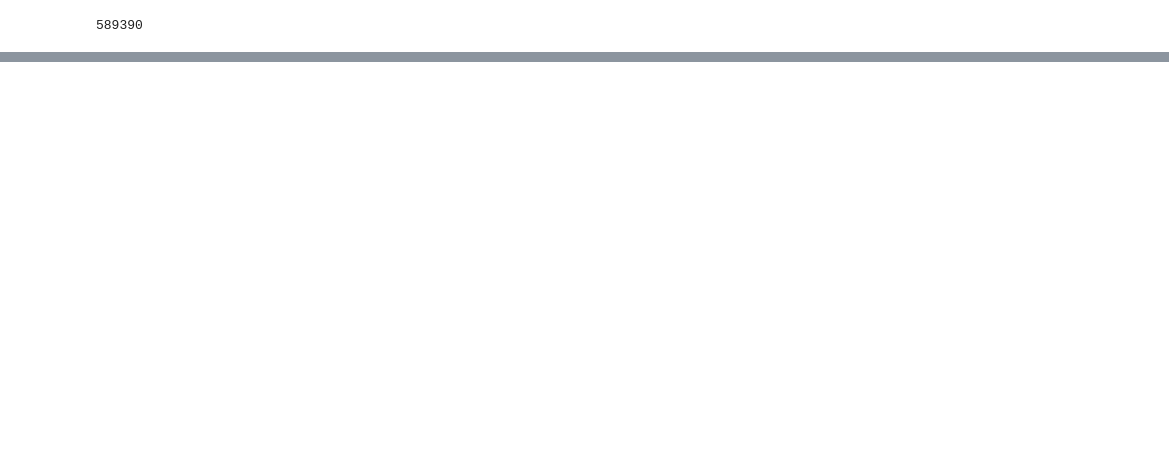
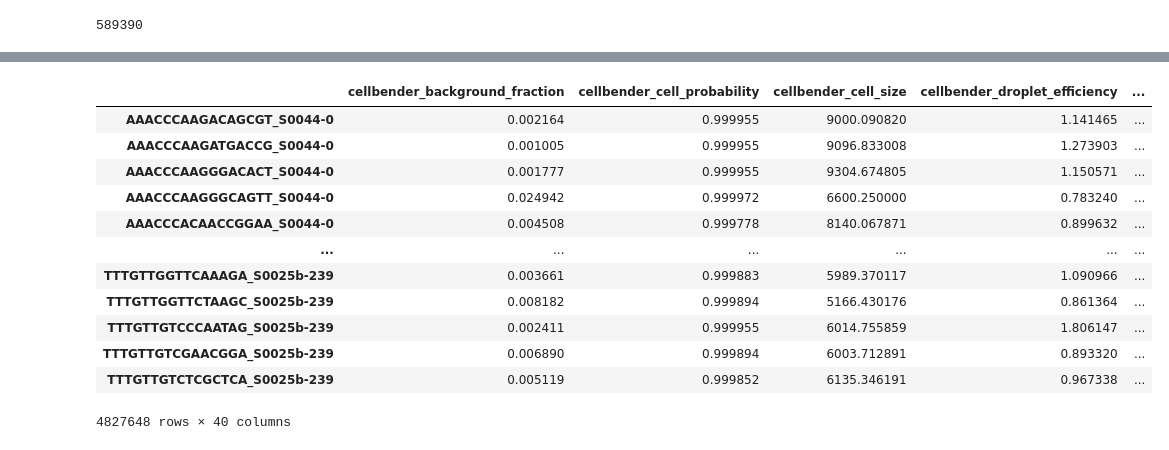
Before and after one commit to powellgenomicslab/tenk10k_phase1, a Jupyter notebook: Scanpy/scanpy_combine_files_add_gene_info.ipynb, the cells around one changed output, grey strips where cells are left out. Drawn from its saved outputs; the diff is of its cells as text; code cells hidden in the pictures; blank space fills up the shorter version.

Commit message:
added cells for comparing to previous run

```diff
--- a/Scanpy/scanpy_combine_files_add_gene_info.ipynb
+++ b/Scanpy/scanpy_combine_files_add_gene_info.ipynb
@@ -32,7 +34,7 @@ adata = datasets[0].concatenate(*datasets[1:])
 # Anncollection(datasets)
 # %%
 # Load gencode (v44) gene info file
-gencode_text_file = '/share/ScratchGeneral/anncuo/reference_data/gencode.v44.basic.annotation_df.txt'
+gencode_text_file = '/directflow/SCCGGroupShare/projects/anncuo/reference_data/gencode.v44.basic.annotation_df.txt'
 gene_info = pd.read_csv(gencode_text_file)
 
 # Add gene info to AnnData
@@ -52,7 +72,8 @@ adata.write(out_file)
 # %% [markdown]
 # Save list of all the cell types in the object, used to split the object later in the pipeline
 # %%
-adata = sc.read(f'{out_dir}/240_libraries_concatenated_gene_info.h5ad')
+for ct in adata.obs['wg2_scpred_prediction'].unique():
+    print(ct)
 # %%
 # save list of unique cell types to a .txt file
 unique_cell_types = adata.obs['wg2_scpred_prediction'].unique()
@@ -65,0 +89,2 @@ with open(f'{out_dir}unique_cell_types_wg2_scpred.txt', 'w') as f:
+# %%
+adata_240 = adata
@@ -66,5 +109,5 @@ with open(f'{out_dir}unique_cell_types_wg2_scpred.txt', 'w') as f:
 # %%
-adata_240 = sc.read(f'{out_dir}/240_libraries_concatenated_gene_info.h5ad')
+# adata_240 = sc.read(f'{out_dir}/240_libraries_concatenated_gene_info.h5ad')
 # %%
 adata_240.obs.shape
 # %% [output]
@@ -187,0 +5228,16 @@ cpg_id_old
+# %%
+adata_240.obs
+# %% [output]
+|  | cellbender_background_fraction | cellbender_cell_probability | cellbender_cell_size | cellbender_droplet_efficiency | ... |
+| AAACCCAAGACAGCGT_S0044-0 | 0.002164 | 0.999955 | 9000.090820 | 1.141465 | ... |
+| AAACCCAAGATGACCG_S0044-0 | 0.001005 | 0.999955 | 9096.833008 | 1.273903 | ... |
+| AAACCCAAGGGACACT_S0044-0 | 0.001777 | 0.999955 | 9304.674805 | 1.150571 | ... |
+| AAACCCAAGGGCAGTT_S0044-0 | 0.024942 | 0.999972 | 6600.250000 | 0.783240 | ... |
+| AAACCCACAACCGGAA_S0044-0 | 0.004508 | 0.999778 | 8140.067871 | 0.899632 | ... |
+| ... | ... | ... | ... | ... | ... |
+| TTTGTTGGTTCAAAGA_S0025b-239 | 0.003661 | 0.999883 | 5989.370117 | 1.090966 | ... |
+| TTTGTTGGTTCTAAGC_S0025b-239 | 0.008182 | 0.999894 | 5166.430176 | 0.861364 | ... |
+| TTTGTTGTCCCAATAG_S0025b-239 | 0.002411 | 0.999955 | 6014.755859 | 1.806147 | ... |
+| TTTGTTGTCGAACGGA_S0025b-239 | 0.006890 | 0.999894 | 6003.712891 | 0.893320 | ... |
+| TTTGTTGTCTCGCTCA_S0025b-239 | 0.005119 | 0.999852 | 6135.346191 | 0.967338 | ... |
+4827648 rows × 40 columns
```
Also changed, not shown: parts of 36 cells of this notebook.
